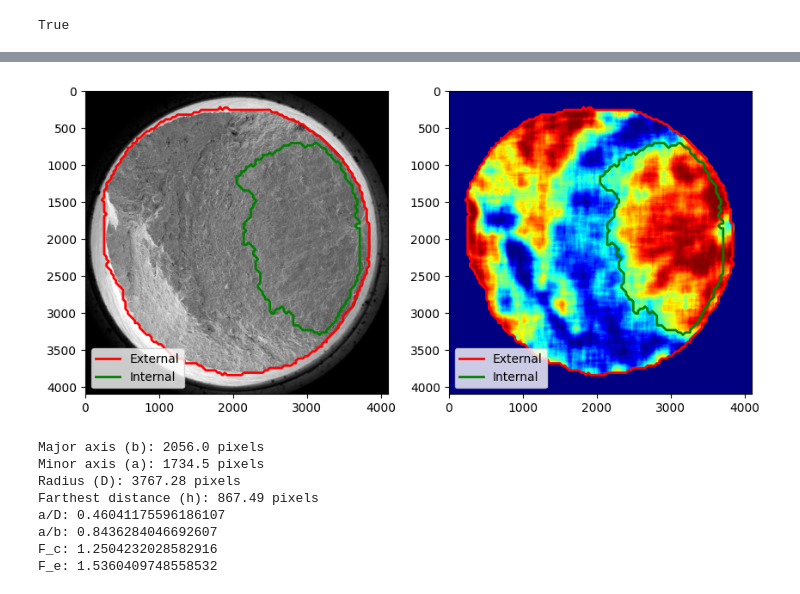
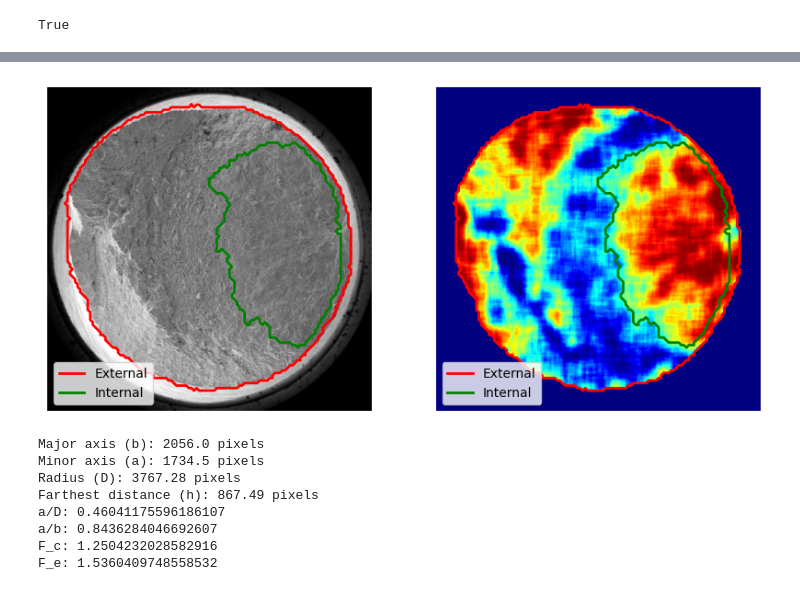
Before and after one commit to Jon400/Titanium_Find_Contour_U-Net, a Jupyter notebook: pipeline.ipynb, the cells around one changed output, grey strips where cells are left out. Cells and saved outputs as stored; diff of their text form; code cells hidden in the pictures.

```diff
--- a/pipeline.ipynb
+++ b/pipeline.ipynb
@@ -151,21 +151,23 @@ ext_contour = np.append(ext_contour, [ext_contour[0]], axis=0)
 # %%
 # plot the internal contour and external contour, on the original image and on the heatmap, and add a legend to distinguish between external and internal
 import matplotlib.pyplot as plt
 
 fig, ax = plt.subplots(1, 2, figsize=(10, 10))
 original_img_rgb = cv2.cvtColor(original_img, cv2.COLOR_BGR2RGB)
 ax[0].imshow(original_img_rgb)
 ax[0].plot(ext_contour[:, 0, 0], ext_contour[:, 0, 1], linewidth=2, color='red', label='External')
 ax[0].plot(int_contour[:, 0, 0], int_contour[:, 0, 1], linewidth=2, color='green', label='Internal')
 ax[0].legend()
 heatmap_img_rgb = cv2.cvtColor(heatmap_img, cv2.COLOR_BGR2RGB)
 ax[1].imshow(heatmap_img_rgb)
 ax[1].plot(ext_contour[:, 0, 0], ext_contour[:, 0, 1], linewidth=2, color='red', label='External')
 ax[1].plot(int_contour[:, 0, 0], int_contour[:, 0, 1], linewidth=2, color='green', label='Internal')
 ax[1].legend()
+for a in ax:
+    a.axis('off')
 plt.show()
 # %% [output]
-[figure, old version]
+[figure, new version]
 # %%
 # Save the image with the contours
 import os
```
Also changed, not shown: parts of 2 cells of this notebook, 16 other files.
